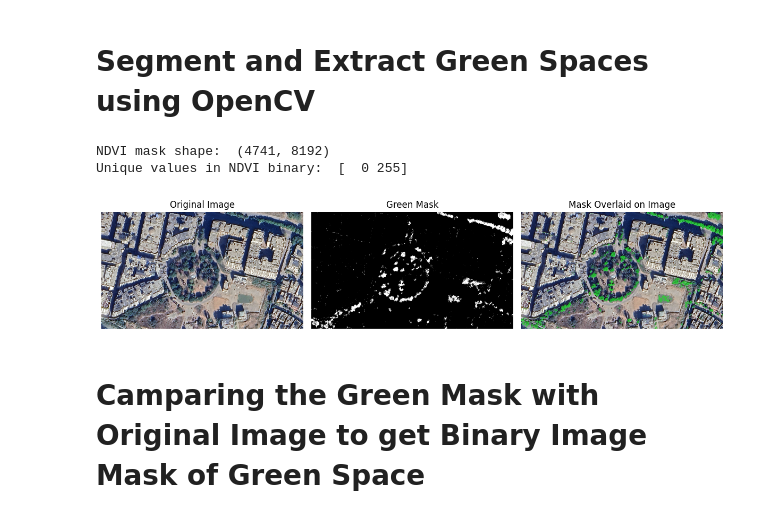
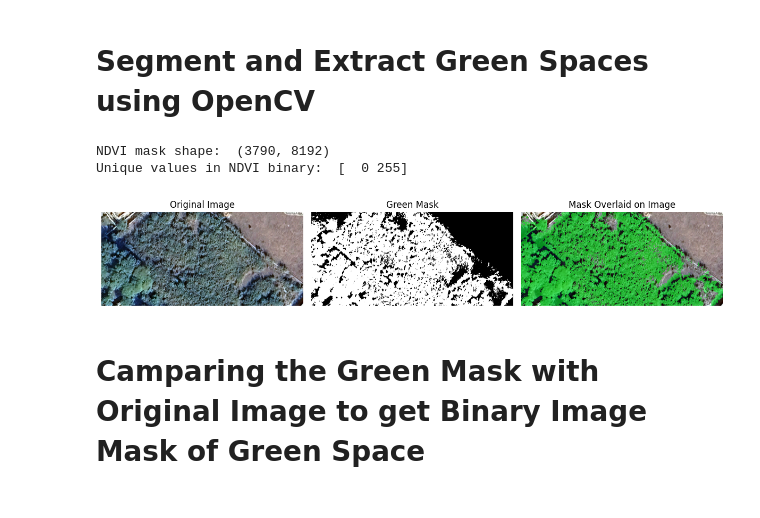
Before and after one commit to Faareh-Ahmed/Segment-Green-Spaces, a Jupyter notebook: Evaluation_Metrics.ipynb, the cells around one changed output. Cells and saved outputs as stored; diff of their text form; code cells hidden in the pictures.

```diff
--- a/Evaluation_Metrics.ipynb
+++ b/Evaluation_Metrics.ipynb
@@ -304,12 +304,12 @@ def plot_confusion_matrix(y_pred, y_true):
     plt.show()
 
 # Paths to images
-ndvi_path = "/content/sample_data/1216.jpg"
+ndvi_path = "/content/sample_data/105.jpg"
 ndvi_image, green_color_image = extract_green_region(
     ndvi_path,
     # Define initial HSV bounds for green regions
     lower_hsv = (30, 30, 50),  # Darker green
-    upper_hsv = (100, 255, 255)  # Lighter green
+    upper_hsv = (120, 255, 255)  # Lighter green
 )
 
 print("NDVI mask shape: ", ndvi_image.shape)
@@ -323,35 +323,35 @@ overlay_image = overlay_mask_on_image(green_color_image, ndvi_image, color=(0, 2
 Image.fromarray(ndvi_image).save("green_mask.jpg")
 Image.fromarray(overlay_image).save("mask_overlay.jpg")
 
 
 
 
 # Visualize images and differences
 plt.figure(figsize=(12, 6))
 
 plt.subplot(1, 3, 1)
 plt.imshow(green_color_image)
 plt.title("Original Image")
 plt.axis("off")
 
 # Masked Image
 plt.subplot(1, 3, 2)
 plt.imshow(ndvi_image, cmap="gray")
 plt.title("Green Mask")
 plt.axis("off")
 
 # Overlayed Image
 plt.subplot(1, 3, 3)
 plt.imshow(overlay_image)
 plt.title("Mask Overlaid on Image")
 plt.axis("off")
 
 plt.tight_layout()
 plt.show()
 # %% [output]
-NDVI mask shape:  (4741, 8192)
+NDVI mask shape:  (3790, 8192)
 Unique values in NDVI binary:  [  0 255]
-[figure, old version]
+[figure, new version]
 # %% [markdown]
 # Camparing the Green Mask with Original Image to get Binary Image Mask of Green Space
 # %%
```
Also changed, not shown: parts of 3 cells of this notebook.
